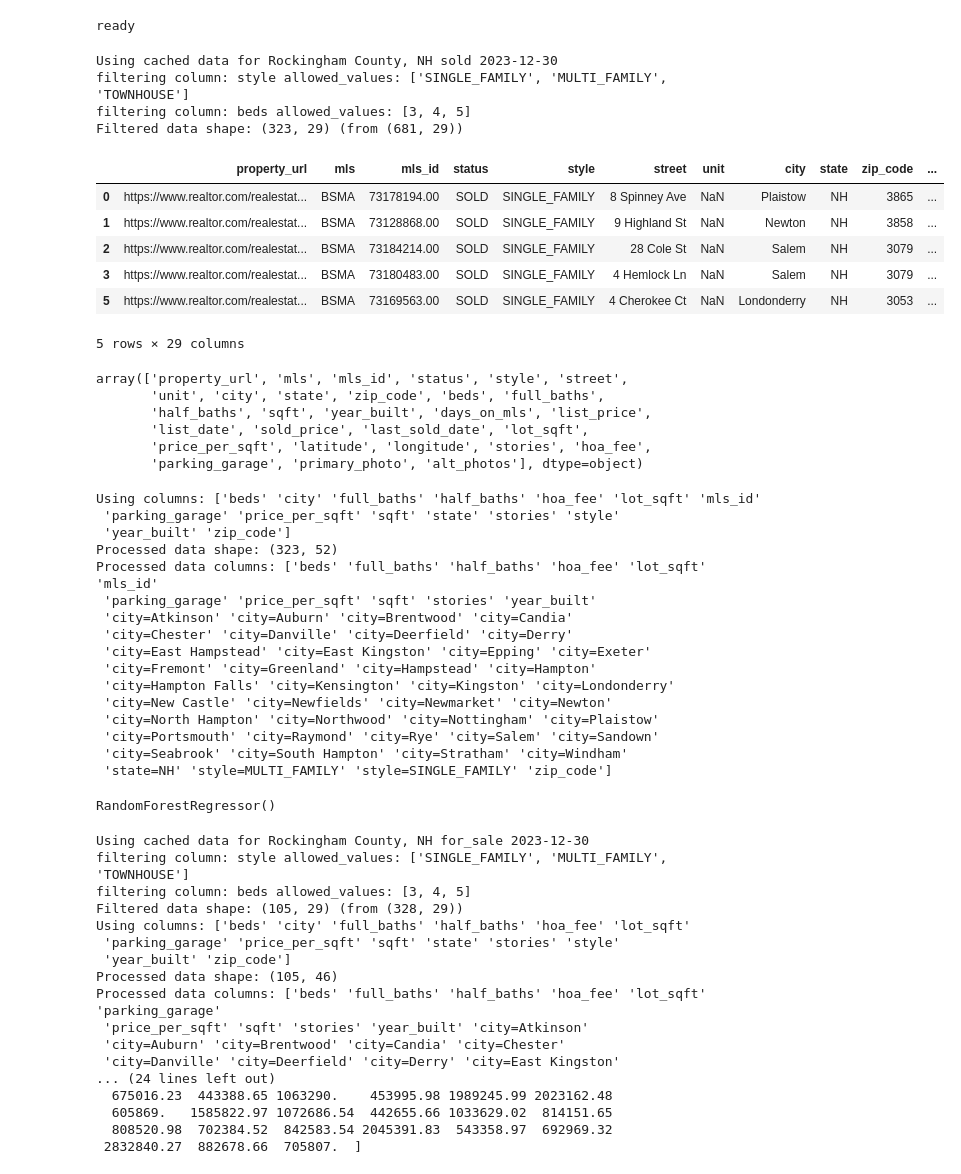
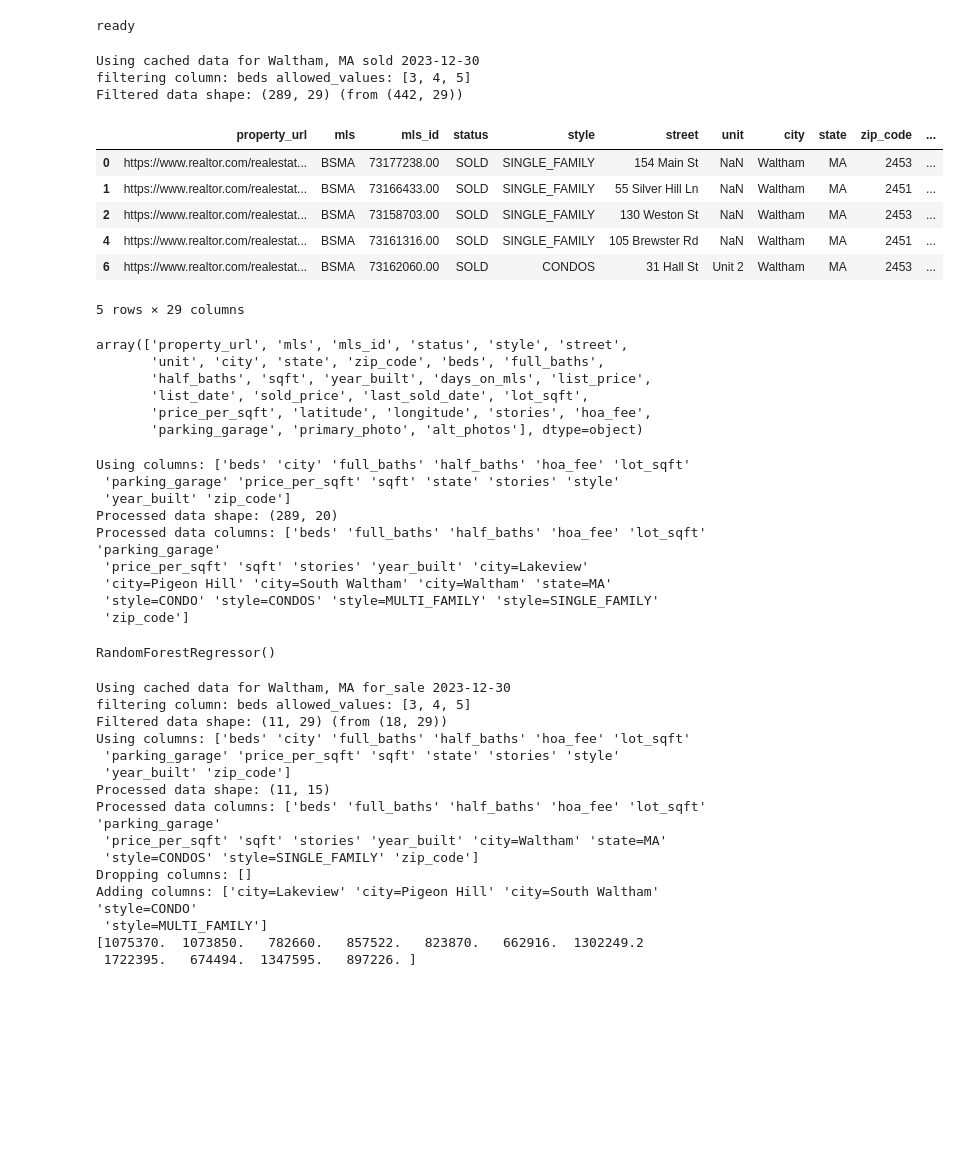
Before and after one commit to cbonoz/harvest-re, a Jupyter notebook: redfin_harvest.ipynb, the cells around one changed output. Drawn from its saved outputs; the diff is of its cells as text; code cells hidden in the pictures; blank space fills up the shorter version.

Commit message:
update filters

```diff
--- a/redfin_harvest.ipynb
+++ b/redfin_harvest.ipynb
@@ -18,7 +18,8 @@ from sklearn.feature_extraction import DictVectorizer
 ACTIVE_MODEL = RandomForestRegressor
 
 
-TARGET_LOCATION = 'Rockingham County, NH'
+# TARGET_LOCATION = 'Rockingham County, NH'
+TARGET_LOCATION = 'Waltham, MA'
 # TARGET_LOCATION = 'Middlesex County, MA'
 DATA_FOLDER = './data'
 
@@ -38,7 +39,7 @@ class RedfinModel:
 
     TARGET_COLUMN = 'sold_price'
     COLUMNS_TO_ONE_HOT_ENCODE = ['zip_code', 'state', 'style', 'city']
-    COLUMNS_TO_REMOVE = ['last_sold_date', 'list_price', 'latitude', 'longitude', 'days_on_mls', TARGET_COLUMN]
+    COLUMNS_TO_REMOVE = ['last_sold_date', 'mls_id', 'list_price', 'latitude', 'longitude', 'days_on_mls', TARGET_COLUMN]
     OUTPUT_COLUMNS = ['readable_address', 'style', 'beds', 'list_price', 'predicted', 'diff', 'diff_percent', 'property_url']
 
     def __init__(self, location=TARGET_LOCATION, column_filters={}):
@@ -181,23 +182,22 @@ class RedfinModel:
         return importances
 # %%
 redfin = RedfinModel(TARGET_LOCATION, {
-  'style': ['SINGLE_FAMILY', 'MULTI_FAMILY', 'TOWNHOUSE'],
+  # 'style': ['SINGLE_FAMILY', 'MULTI_FAMILY', 'TOWNHOUSE'],
   'beds': [3, 4, 5]
 })
 train_df = redfin.fetch_data('sold')
 #
 train_df.head()
 # %% [output]
-Using cached data for Rockingham County, NH sold 2023-12-30
-filtering column: style allowed_values: ['SINGLE_FAMILY', 'MULTI_FAMILY', 'TOWNHOUSE']
+Using cached data for Waltham, MA sold 2023-12-30
 filtering column: beds allowed_values: [3, 4, 5]
-Filtered data shape: (323, 29) (from (681, 29))
+Filtered data shape: (289, 29) (from (442, 29))
 |  | property_url | mls | mls_id | status | style | street | unit | city | state | zip_code | ... |
-| 0 | https://www.realtor.com/realestat... | BSMA | 73178194.00 | SOLD | SINGLE_FAMILY | 8 Spinney Ave | NaN | Plaistow | NH | 3865 | ... |
-| 1 | https://www.realtor.com/realestat... | BSMA | 73128868.00 | SOLD | SINGLE_FAMILY | 9 Highland St | NaN | Newton | NH | 3858 | ... |
-| 2 | https://www.realtor.com/realestat... | BSMA | 73184214.00 | SOLD | SINGLE_FAMILY | 28 Cole St | NaN | Salem | NH | 3079 | ... |
-| 3 | https://www.realtor.com/realestat... | BSMA | 73180483.00 | SOLD | SINGLE_FAMILY | 4 Hemlock Ln | NaN | Salem | NH | 3079 | ... |
-| 5 | https://www.realtor.com/realestat... | BSMA | 73169563.00 | SOLD | SINGLE_FAMILY | 4 Cherokee Ct | NaN | Londonderry | NH | 3053 | ... |
+| 0 | https://www.realtor.com/realestat... | BSMA | 73177238.00 | SOLD | SINGLE_FAMILY | 154 Main St | NaN | Waltham | MA | 2453 | ... |
+| 1 | https://www.realtor.com/realestat... | BSMA | 73166433.00 | SOLD | SINGLE_FAMILY | 55 Silver Hill Ln | NaN | Waltham | MA | 2451 | ... |
+| 2 | https://www.realtor.com/realestat... | BSMA | 73158703.00 | SOLD | SINGLE_FAMILY | 130 Weston St | NaN | Waltham | MA | 2453 | ... |
+| 4 | https://www.realtor.com/realestat... | BSMA | 73161316.00 | SOLD | SINGLE_FAMILY | 105 Brewster Rd | NaN | Waltham | MA | 2451 | ... |
+| 6 | https://www.realtor.com/realestat... | BSMA | 73162060.00 | SOLD | CONDOS | 31 Hall St | Unit 2 | Waltham | MA | 2453 | ... |
 5 rows × 29 columns
 # %%
 train_df.columns.values
@@ -212,22 +212,15 @@ array(['property_url', 'mls', 'mls_id', 'status', 'style', 'street',
 # %%
 redfin.train_from_raw(train_df, train_df[RedfinModel.TARGET_COLUMN])
 # %% [output]
-Using columns: ['beds' 'city' 'full_baths' 'half_baths' 'hoa_fee' 'lot_sqft' 'mls_id'
+Using columns: ['beds' 'city' 'full_baths' 'half_baths' 'hoa_fee' 'lot_sqft'
  'parking_garage' 'price_per_sqft' 'sqft' 'state' 'stories' 'style'
  'year_built' 'zip_code']
-Processed data shape: (323, 52)
-Processed data columns: ['beds' 'full_baths' 'half_baths' 'hoa_fee' 'lot_sqft' 'mls_id'
- 'parking_garage' 'price_per_sqft' 'sqft' 'stories' 'year_built'
- 'city=Atkinson' 'city=Auburn' 'city=Brentwood' 'city=Candia'
- 'city=Chester' 'city=Danville' 'city=Deerfield' 'city=Derry'
- 'city=East Hampstead' 'city=East Kingston' 'city=Epping' 'city=Exeter'
- 'city=Fremont' 'city=Greenland' 'city=Hampstead' 'city=Hampton'
- 'city=Hampton Falls' 'city=Kensington' 'city=Kingston' 'city=Londonderry'
- 'city=New Castle' 'city=Newfields' 'city=Newmarket' 'city=Newton'
- 'city=North Hampton' 'city=Northwood' 'city=Nottingham' 'city=Plaistow'
- 'city=Portsmouth' 'city=Raymond' 'city=Rye' 'city=Salem' 'city=Sandown'
- 'city=Seabrook' 'city=South Hampton' 'city=Stratham' 'city=Windham'
- 'state=NH' 'style=MULTI_FAMILY' 'style=SINGLE_FAMILY' 'zip_code']
+Processed data shape: (289, 20)
+Processed data columns: ['beds' 'full_baths' 'half_baths' 'hoa_fee' 'lot_sqft' 'parking_garage'
+ 'price_per_sqft' 'sqft' 'stories' 'year_built' 'city=Lakeview'
+ 'city=Pigeon Hill' 'city=South Waltham' 'city=Waltham' 'state=MA'
+ 'style=CONDO' 'style=CONDOS' 'style=MULTI_FAMILY' 'style=SINGLE_FAMILY'
+ 'zip_code']
 RandomForestRegressor()
 # %%
 test_df = redfin.fetch_data('for_sale')
@@ -235,23 +228,21 @@ test_df = redfin.fetch_data('for_sale')
 results = redfin.predict(test_df)
 print(results)
 # %% [output]
-Using cached data for Rockingham County, NH for_sale 2023-12-30
-filtering column: style allowed_values: ['SINGLE_FAMILY', 'MULTI_FAMILY', 'TOWNHOUSE']
+Using cached data for Waltham, MA for_sale 2023-12-30
 filtering column: beds allowed_values: [3, 4, 5]
-Filtered data shape: (105, 29) (from (328, 29))
+Filtered data shape: (11, 29) (from (18, 29))
 Using columns: ['beds' 'city' 'full_baths' 'half_baths' 'hoa_fee' 'lot_sqft'
  'parking_garage' 'price_per_sqft' 'sqft' 'state' 'stories' 'style'
  'year_built' 'zip_code']
-Processed data shape: (105, 46)
+Processed data shape: (11, 15)
 Processed data columns: ['beds' 'full_baths' 'half_baths' 'hoa_fee' 'lot_sqft' 'parking_garage'
- 'price_per_sqft' 'sqft' 'stories' 'year_built' 'city=Atkinson'
- 'city=Auburn' 'city=Brentwood' 'city=Candia' 'city=Chester'
- 'city=Danville' 'city=Deerfield' 'city=Derry' 'city=East Kingston'
-... (24 lines left out)
-  675016.23  443388.65 1063290.    453995.98 1989245.99 2023162.48
-  605869.   1585822.97 1072686.54  442655.66 1033629.02  814151.65
-  808520.98  702384.52  842583.54 2045391.83  543358.97  692969.32
- 2832840.27  882678.66  705807.  ]
+ 'price_per_sqft' 'sqft' 'stories' 'year_built' 'city=Waltham' 'state=MA'
+ 'style=CONDOS' 'style=SINGLE_FAMILY' 'zip_code']
+Dropping columns: []
+Adding columns: ['city=Lakeview' 'city=Pigeon Hill' 'city=South Waltham' 'style=CONDO'
+ 'style=MULTI_FAMILY']
+[1075370.  1073850.   782660.   857522.   823870.   662916.  1302249.2
+ 1722395.   674494.  1347595.   897226. ]
 # %%
 # Find rows with biggest mismatch between listing price and predicted predicted
 test_df['predicted'] = results
```
Also changed, not shown: parts of 4 cells of this notebook.
